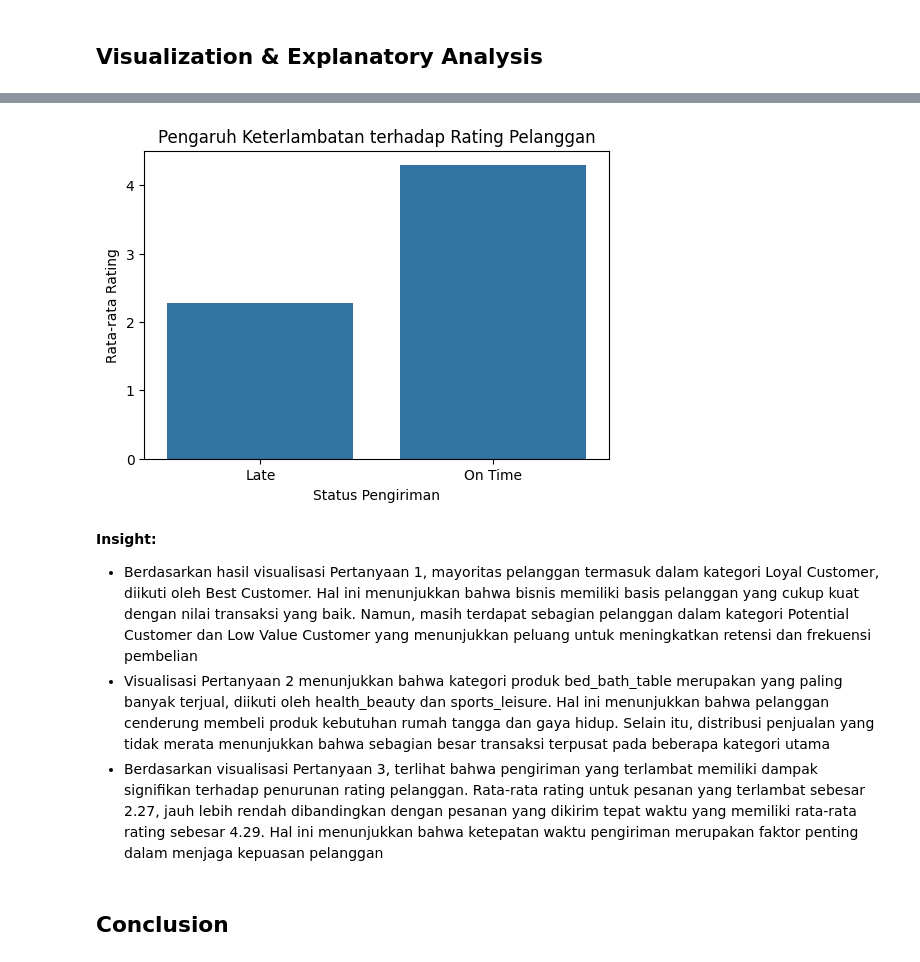
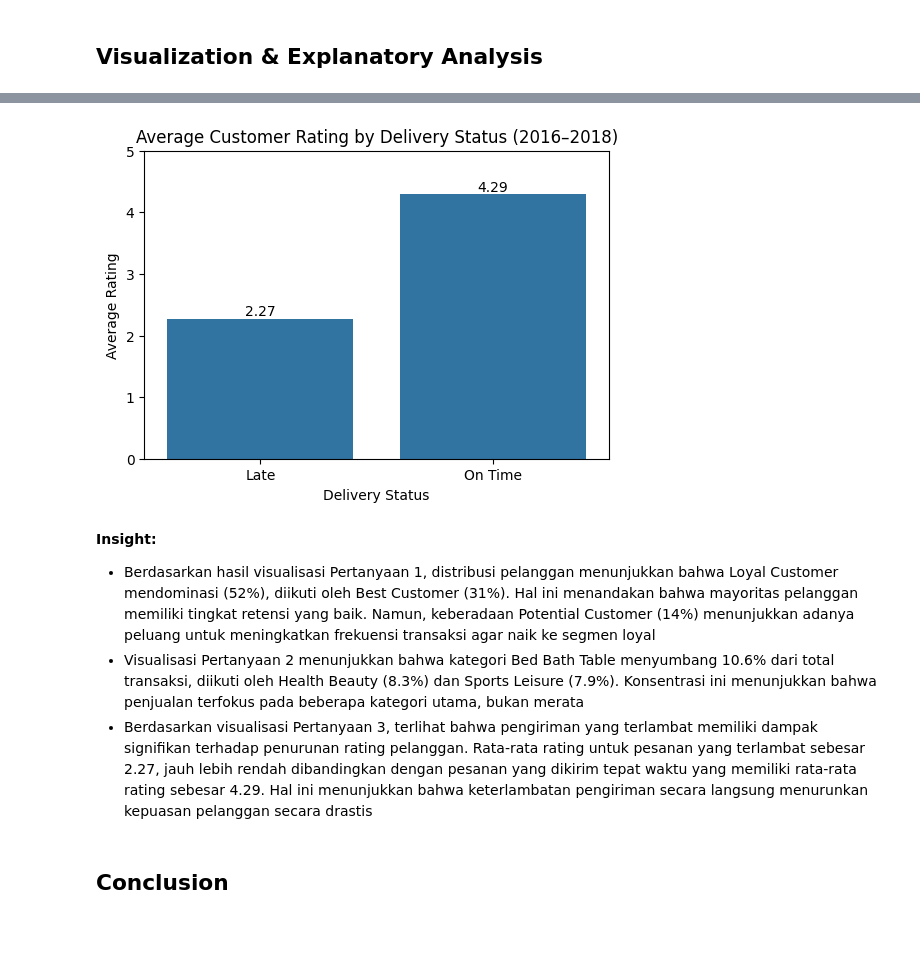
Before and after one commit to aeiprsty/dashboard-streamlit-e-commerce, a Jupyter notebook: proyek_analisis_data.ipynb, the cells around one changed output, grey strips where cells are left out. Saved outputs shown, nothing was run; the diff lists cells and outputs as text; code cells hidden in the pictures; blank space fills up the shorter version.

```diff
--- a/proyek_analisis_data.ipynb
+++ b/proyek_analisis_data.ipynb
@@ -754,0 +739,25 @@ plt.show()
+# %%
+plt.figure(figsize=(8,5))
+ax = sns.countplot(
+    data=rfm,
+    y='segment',
+    order=rfm['segment'].value_counts().index,
+)
+
+plt.title('Customer Segmentation Distribution (2016–2018)')
+plt.xlabel('Number of Customers')
+plt.ylabel('Customer Segment')
+
+for p in ax.patches:
+    width = p.get_width()
+    ax.annotate(
+        f'{int(width):,}'.replace(',', '.'),
+        (width, p.get_y() + p.get_height()/2),
+        ha='left',
+        va='center'
+    )
+
+formatter = FuncFormatter(lambda x, _: f'{int(x):,}')
+ax.xaxis.set_major_formatter(formatter)
+
+plt.show()
@@ -771,22 +805,29 @@ plt.show()
 # %%
 plt.figure(figsize=(6,4))
-sns.barplot(
+ax = sns.barplot(
     data=delay_vs_rating,
     x='delivery_status',
-    y='review_score'
+    y='review_score',
 )
 
-plt.title('Pengaruh Keterlambatan terhadap Rating Pelanggan')
-plt.xlabel('Status Pengiriman')
-plt.ylabel('Rata-rata Rating')
+plt.title('Average Customer Rating by Delivery Status (2016–2018)')
+plt.xlabel('Delivery Status')
+plt.ylabel('Average Rating')
+
+for p in ax.patches:
+    ax.annotate(f'{p.get_height():.2f}',
+                (p.get_x() + p.get_width() / 2., p.get_height()),
+                ha='center', va='bottom')
+
+plt.ylim(0,5)
 plt.show()
 # %% [output]
-[figure, old version]
+[figure, new version]
 # %% [markdown]
 **Insight:**
-- Berdasarkan hasil visualisasi Pertanyaan 1, mayoritas pelanggan termasuk dalam kategori Loyal Customer, diikuti oleh Best Customer. Hal ini menunjukkan bahwa bisnis memiliki basis pelanggan yang cukup kuat dengan nilai transaksi yang baik. Namun, masih terdapat sebagian pelanggan dalam kategori Potential Customer dan Low Value Customer yang menunjukkan peluang untuk meningkatkan retensi dan frekuensi pembelian
-- Visualisasi Pertanyaan 2 menunjukkan bahwa kategori produk bed_bath_table merupakan yang paling banyak terjual, diikuti oleh health_beauty dan sports_leisure. Hal ini menunjukkan bahwa pelanggan cenderung membeli produk kebutuhan rumah tangga dan gaya hidup. Selain itu, distribusi penjualan yang tidak merata menunjukkan bahwa sebagian besar transaksi terpusat pada beberapa kategori utama
-- Berdasarkan visualisasi Pertanyaan 3, terlihat bahwa pengiriman yang terlambat memiliki dampak signifikan terhadap penurunan rating pelanggan. Rata-rata rating untuk pesanan yang terlambat sebesar 2.27, jauh lebih rendah dibandingkan dengan pesanan yang dikirim tepat waktu yang memiliki rata-rata rating sebesar 4.29. Hal ini menunjukkan bahwa ketepatan waktu pengiriman merupakan faktor penting dalam menjaga kepuasan pelanggan
+- Berdasarkan hasil visualisasi Pertanyaan 1, distribusi pelanggan menunjukkan bahwa Loyal Customer mendominasi (52%), diikuti oleh Best Customer (31%). Hal ini menandakan bahwa mayoritas pelanggan memiliki tingkat retensi yang baik. Namun, keberadaan Potential Customer (14%) menunjukkan adanya peluang untuk meningkatkan frekuensi transaksi agar naik ke segmen loyal
+- Visualisasi Pertanyaan 2 menunjukkan bahwa kategori Bed Bath Table menyumbang 10.6% dari total transaksi, diikuti oleh Health Beauty (8.3%) dan Sports Leisure (7.9%). Konsentrasi ini menunjukkan bahwa penjualan terfokus pada beberapa kategori utama, bukan merata
+- Berdasarkan visualisasi Pertanyaan 3, terlihat bahwa pengiriman yang terlambat memiliki dampak signifikan terhadap penurunan rating pelanggan. Rata-rata rating untuk pesanan yang terlambat sebesar 2.27, jauh lebih rendah dibandingkan dengan pesanan yang dikirim tepat waktu yang memiliki rata-rata rating sebesar 4.29. Hal ini menunjukkan bahwa keterlambatan pengiriman secara langsung menurunkan kepuasan pelanggan secara drastis
 # %% [markdown]
 ## Conclusion
 # %% [markdown]
```
Also changed, not shown: parts of 18 cells of this notebook, 4 other files.
